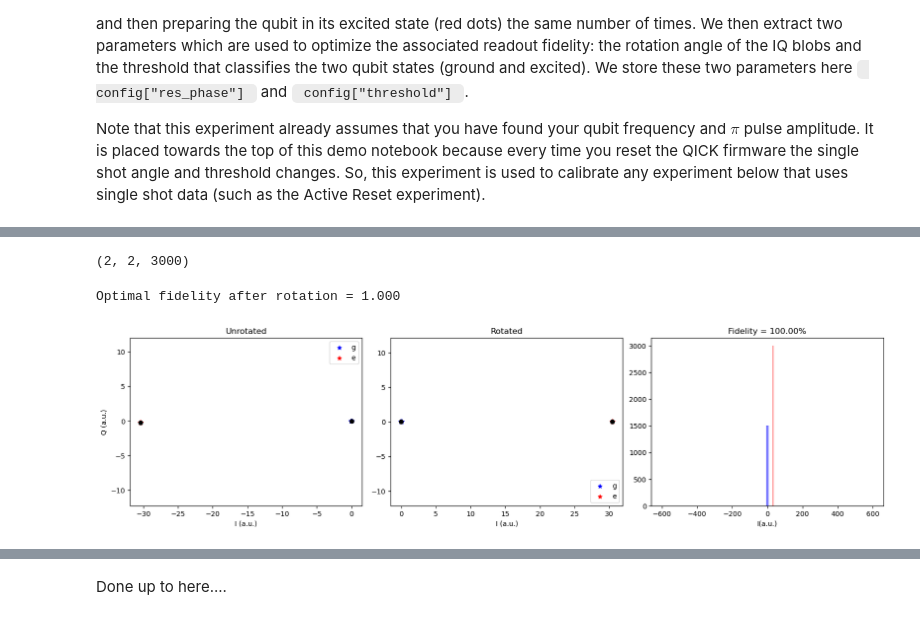
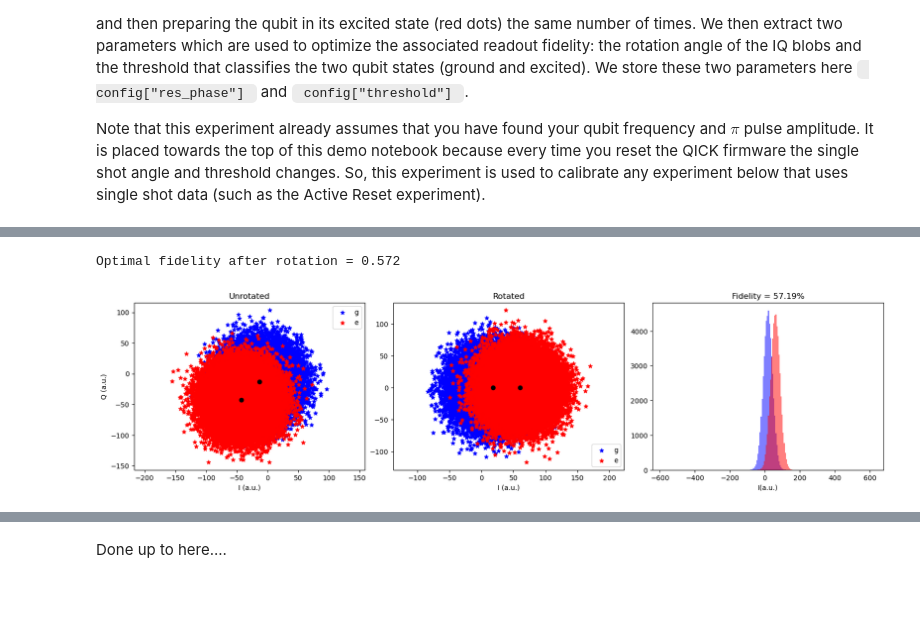
Before and after one commit to sarafs1926/tprocv2_demos, a Jupyter notebook: qick_demos_tprocv2/02_qubit_demos.ipynb, the cells around one changed output, grey strips where cells are left out. Saved outputs shown, nothing was run; the diff lists cells and outputs as text; code cells hidden in the pictures; blank space fills up the shorter version.

Commit message:
Updated qubit demos through single shot experiment

```diff
--- a/qick_demos_tprocv2/02_qubit_demos.ipynb
+++ b/qick_demos_tprocv2/02_qubit_demos.ipynb
@@ -368,8 +368,6 @@ class PulseProbeSpectroscopyProgram(AveragerProgramV2):
 
         self.pulse(ch=cfg['res_ch'], name="res_pulse", t=0)
         self.trigger(ros=[cfg['ro_ch']], pins=[0], t=cfg['trig_time'])
-
-        self.wait_auto(cfg['relax_delay']) # wait for qubit to relax
 # %%
 START_FREQ = 2920 # [MHz]
 STOP_FREQ = 3000 # [MHz]
@@ -931,5 +1354,5 @@ class SingleShotProgram(AveragerProgramV2):
 # %%
-SHOTS = 3000
+SHOTS = 50000
 
 config = {
     ## Sweep Params: ##
@@ -937,29 +1360,30 @@ config = {
     'expts': 2, # one OFF one ON (inner loop)
 
     ## Channel Params. ##
-    'res_ch': GEN_CH1,
-    'ro_ch': RO_CH0,
-    'qubit_ch': GEN_CH0,
+    'res_ch': GEN_CH6,
+    'ro_ch': RO_CH1,
+    'qubit_ch': GEN_CH4,
 
     ## Resonator Pulse Params. ##
-    'f_res': 7149.76, # [MHz]
-    'res_len': 1.0, # [us]
+    'f_res': 7149.75, # [MHz]
+    'res_len': 2.0, # [us]
     'res_phase': 0, # [deg]
-    'res_gain': 0.4, # [DAC units]
+    'res_gain': 0.3, # [DAC units]
 
     ## Readout Params. ##
     'trig_time': 0.65, # [us]
-    'ro_len': 10.0, # [us]
+    'ro_len': 4.0, # [us]
     'relax_delay': 1000, # [us]
 
     ## Qubit Params. ##
-    'f_ge': 1050, # [MHz]
-    "probe_len": 0.5, # [us]
-    "pi_gain": QickSweep1D('gainloop', 0, 1.0), # [DAC units]
-    "pi2_gain": 0.5 / 2, # [DAC units]
+    'f_ge': 2964.29, # [MHz]
+    "pi_gain": 0.4129, # [DAC units]
+    "pi2_gain": 0.4129 / 2, # [DAC units]
     'qubit_phase': 0,
-    'sigma': 0.025,
+    'sigma': 1.0 / 5,
+    'ramsey_freq': 0.1, # [MHz]
      }
 
-ssp = SingleShotProgram(soccfg, reps=100, final_delay=0.5, cfg=config)
-iq_list = ssp.acquire(soc, soft_avgs=10, progress=True)
+
+ssp = SingleShotProgram(soccfg, reps=1, final_delay=config['relax_delay'], cfg=config)
+iq_list = ssp.acquire(soc, soft_avgs=1, progress=True)
@@ -979,20 +1390,16 @@ np.shape(iq_list)
-# %%
-# iq_list : (Shots, gain steps, IQ) --> iq_list_tran : (IQ, gain steps, Shots) #
-iq_list_tran = iq_list[0][0].T
-print(np.shape(iq_list_tran))
-# %% [output]
-(2, 2, 3000)
 # %%
+# iq_list : (Shots, gain steps, IQ) --> iq_list_tran : (IQ, gain steps, Shots) #
+iq_list_tran = iq_list[0][0].T
 
 di0 = iq_list_tran[0][0]
-dq0 = iq_list_tran[1][0]
-di1 = iq_list_tran[0][1]
+dq0 = iq_list_tran[0][1]
+di1 = iq_list_tran[1][0]
 dq1 = iq_list_tran[1][1]
 
 fid, threshold, angle = hist(data=[di0, dq0, di1, dq1],  plot=True, ran=600)
 print('Optimal fidelity after rotation = %.3f' % fid)
 # readout_cfg["res_phase"]=soccfg.deg2reg(-angle*180/pi, gen_ch=5)
 # readout_cfg["threshold"]=round(threshold)
 # %% [output]
-Optimal fidelity after rotation = 1.000
+Optimal fidelity after rotation = 0.572
-[figure, old version]
+[figure, new version]
```
Also changed, not shown: parts of 44 cells of this notebook, 2 other files.
